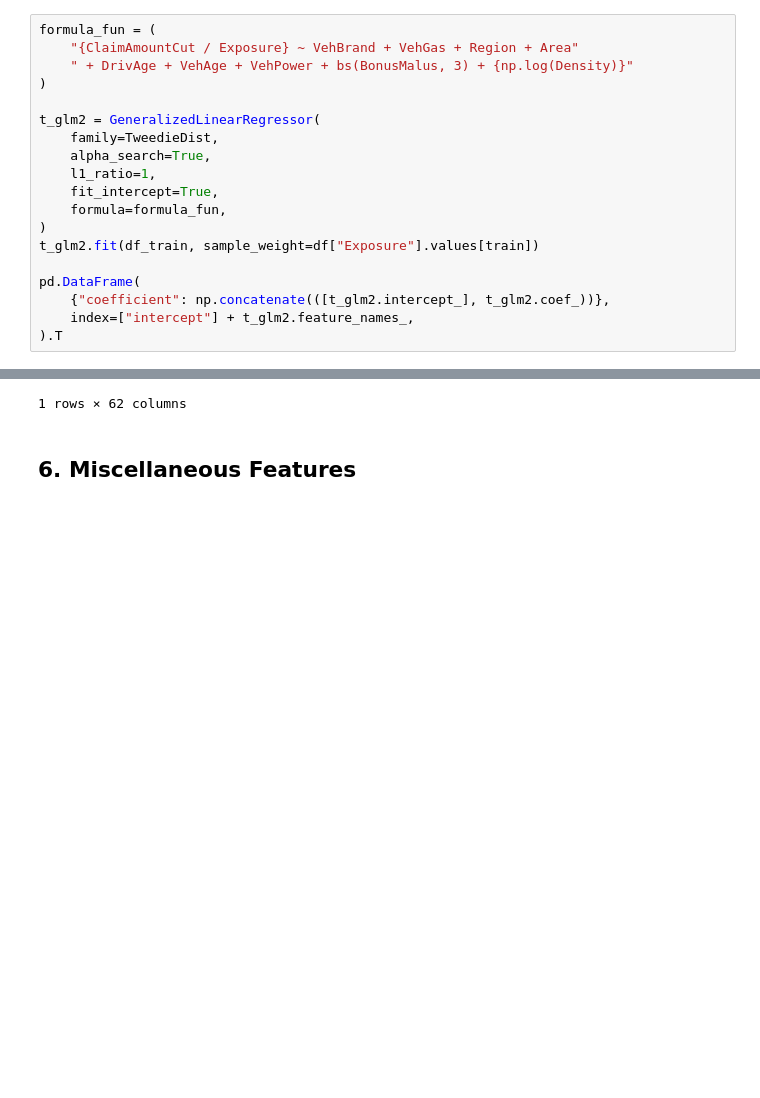
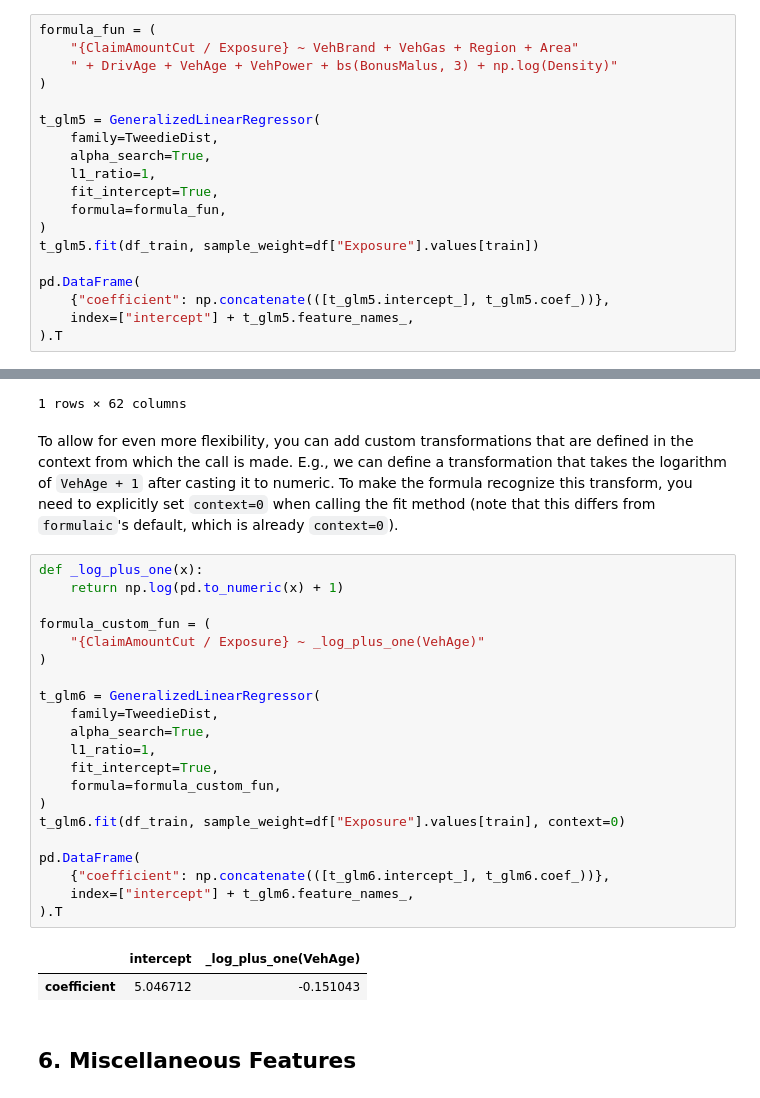
Before and after one commit to Quantco/glum, a Jupyter notebook: docs/tutorials/formula_interface/formula_interface.ipynb, the cells around one changed output, grey strips where cells are left out. Cells and saved outputs as stored; diff of their text form; blank space fills up the shorter version.

Commit message:
no context as default; small cleanups

```diff
--- a/docs/tutorials/formula_interface/formula_interface.ipynb
+++ b/docs/tutorials/formula_interface/formula_interface.ipynb
@@ -254,26 +252,52 @@ Let's try it out!
 # %%
 formula_fun = (
     "{ClaimAmountCut / Exposure} ~ VehBrand + VehGas + Region + Area"
-    " + DrivAge + VehAge + VehPower + bs(BonusMalus, 3) + {np.log(Density)}"
+    " + DrivAge + VehAge + VehPower + bs(BonusMalus, 3) + np.log(Density)"
 )
 
-t_glm2 = GeneralizedLinearRegressor(
+t_glm5 = GeneralizedLinearRegressor(
     family=TweedieDist,
     alpha_search=True,
     l1_ratio=1,
     fit_intercept=True,
     formula=formula_fun,
 )
-t_glm2.fit(df_train, sample_weight=df["Exposure"].values[train])
+t_glm5.fit(df_train, sample_weight=df["Exposure"].values[train])
 
 pd.DataFrame(
-    {"coefficient": np.concatenate(([t_glm2.intercept_], t_glm2.coef_))},
-    index=["intercept"] + t_glm2.feature_names_,
+    {"coefficient": np.concatenate(([t_glm5.intercept_], t_glm5.coef_))},
+    index=["intercept"] + t_glm5.feature_names_,
 ).T
 # %% [output]
 |  | intercept | VehBrand[B1] | VehBrand[B10] | VehBrand[B11] | VehBrand[B12] | VehBrand[B13] | VehBrand[B14] | ... |
 | coefficient | 3.808829 | -0.060201 | 0.0 | 0.242194 | -0.202517 | 0.063471 | -0.345415 | ... |
 1 rows × 62 columns
+# %% [markdown]
+To allow for even more flexibility, you can add custom transformations that are defined in the context from which the call is made. E.g., we can define a transformation that takes the logarithm of ``VehAge + 1`` after casting it to numeric. To make the formula recognize this transform, you need to explicitly set ``context=0`` when calling the fit method (note that this differs from ``formulaic``'s default, which is already ``context=0``).
+# %%
+def _log_plus_one(x):
+    return np.log(pd.to_numeric(x) + 1)
+
+formula_custom_fun = (
+    "{ClaimAmountCut / Exposure} ~ _log_plus_one(VehAge)"
+)
+
+t_glm6 = GeneralizedLinearRegressor(
+    family=TweedieDist,
+    alpha_search=True,
+    l1_ratio=1,
+    fit_intercept=True,
+    formula=formula_custom_fun,
+)
+t_glm6.fit(df_train, sample_weight=df["Exposure"].values[train], context=0)
+
+pd.DataFrame(
+    {"coefficient": np.concatenate(([t_glm6.intercept_], t_glm6.coef_))},
+    index=["intercept"] + t_glm6.feature_names_,
+).T
+# %% [output]
+|  | intercept | _log_plus_one(VehAge) |
+| coefficient | 5.046712 | -0.151043 |
 # %% [markdown]
 ## 6. Miscellaneous Features<a class="anchor"></a>
 # %% [markdown]
```
Also changed, not shown: parts of 5 cells of this notebook, 3 other files.
